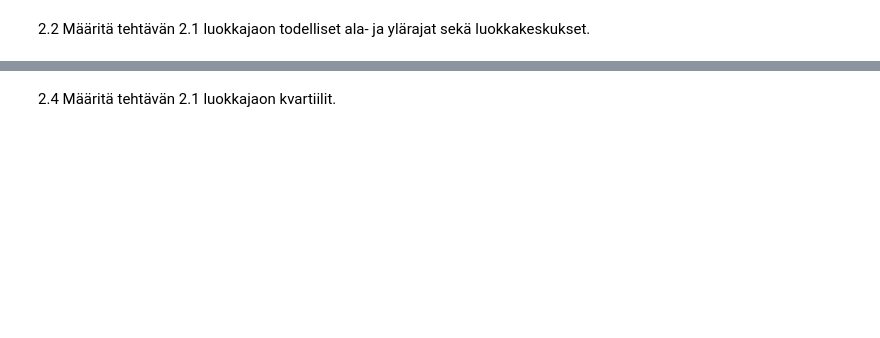
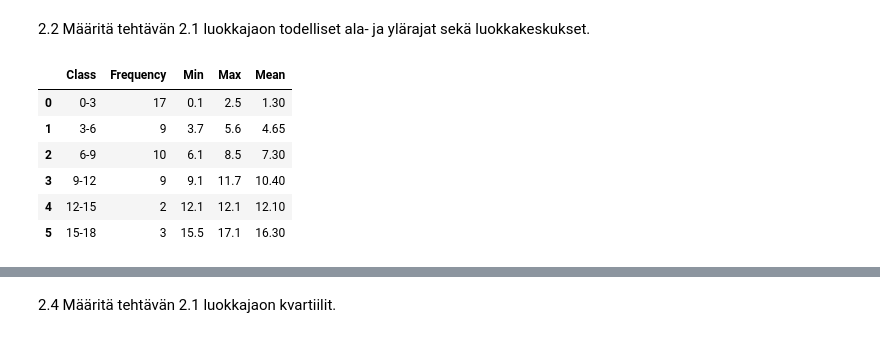
Before and after one commit to walterairs/statsandprobs, a Jupyter notebook: statistics/lesson_two.ipynb, the cells around one changed output, grey strips where cells are left out. Drawn from its saved outputs; the diff is of its cells as text; code cells hidden in the pictures; blank space fills up the shorter version.

```diff
--- a/statistics/lesson_two.ipynb
+++ b/statistics/lesson_two.ipynb
@@ -8,0 +7,35 @@ School_travel_distance = []
+# %%
+School_travel_distance = [10.5, 5.1, 11.7, 6.5, 1.5, 8.1, 9.1, 4.1, 5.4, 12.1,
+                        7.5, 1, 9.9, 2.2, 5.6, 15.5, 17.1, 6.1, 1.8, 10.4,
+                        4.1, 0.4, 2.4, 10.2, 1.2, 7.6, 8.5, 9.1, 11, 12.1,
+                        0.5, 0.2, 5.4, 0.6, 3.7, 0.1, 1.4, 5.1, 16.2, 5.4,
+                        2.5, 6.7, 1.3, 6.7, 0.6, 2.4, 6.6, 7.1, 10.1, 2.3]
+
+# used these to make sure that the classes were correct
+maximum = numpy.max(School_travel_distance)
+minumum = numpy.min(School_travel_distance)
+
+## Let's create classes from the data, the classes are every 3km
+data = pandas.DataFrame(School_travel_distance, columns=['Distance'])
+data['Class'] = numpy.floor(data['Distance']/3)
+data['Class'] = data['Class'].astype(int)
+data['Class'] = data['Class'].astype(str)
+
+# lets find the frequency of each class
+data2 = data.groupby('Class').count()
+data2 = data2.reset_index()
+data2.columns = ['Class', 'Frequency']
+
+# lets find the min and max of each class and next to frequency
+data3 = data.groupby('Class').agg({'Distance': ['min', 'max']})
+data3 = data3.reset_index()
+data3.columns = ['Class', 'Min', 'Max']
+
+# combine the two dataframes
+data4 = pandas.merge(data2, data3, on='Class')
+
+# rename the classes
+data4['Class'] = data4['Class'].replace({'0': '0-3', '1': '3-6', '2': '6-9', '3': '9-12', '4': '12-15', '5': '15-18'})
+
+# print it out
+data4
@@ -9,3 +50,16 @@ School_travel_distance = []
 # %% [markdown]
 2.2 Määritä tehtävän 2.1 luokkajaon todelliset ala- ja ylärajat sekä luokkakeskukset.
+# %%
+# lets calcluate the mean from the min and max
+data4['Mean'] = (data4['Min'] + data4['Max'])/2
+
+data4
+# %% [output]
+|  | Class | Frequency | Min | Max | Mean |
+| 0 | 0-3 | 17 | 0.1 | 2.5 | 1.30 |
+| 1 | 3-6 | 9 | 3.7 | 5.6 | 4.65 |
+| 2 | 6-9 | 10 | 6.1 | 8.5 | 7.30 |
+| 3 | 9-12 | 9 | 9.1 | 11.7 | 10.40 |
+| 4 | 12-15 | 2 | 12.1 | 12.1 | 12.10 |
+| 5 | 15-18 | 3 | 15.5 | 17.1 | 16.30 |
 # %% [markdown]
```
Also changed, not shown: parts of 9 cells of this notebook, 2 other files.
